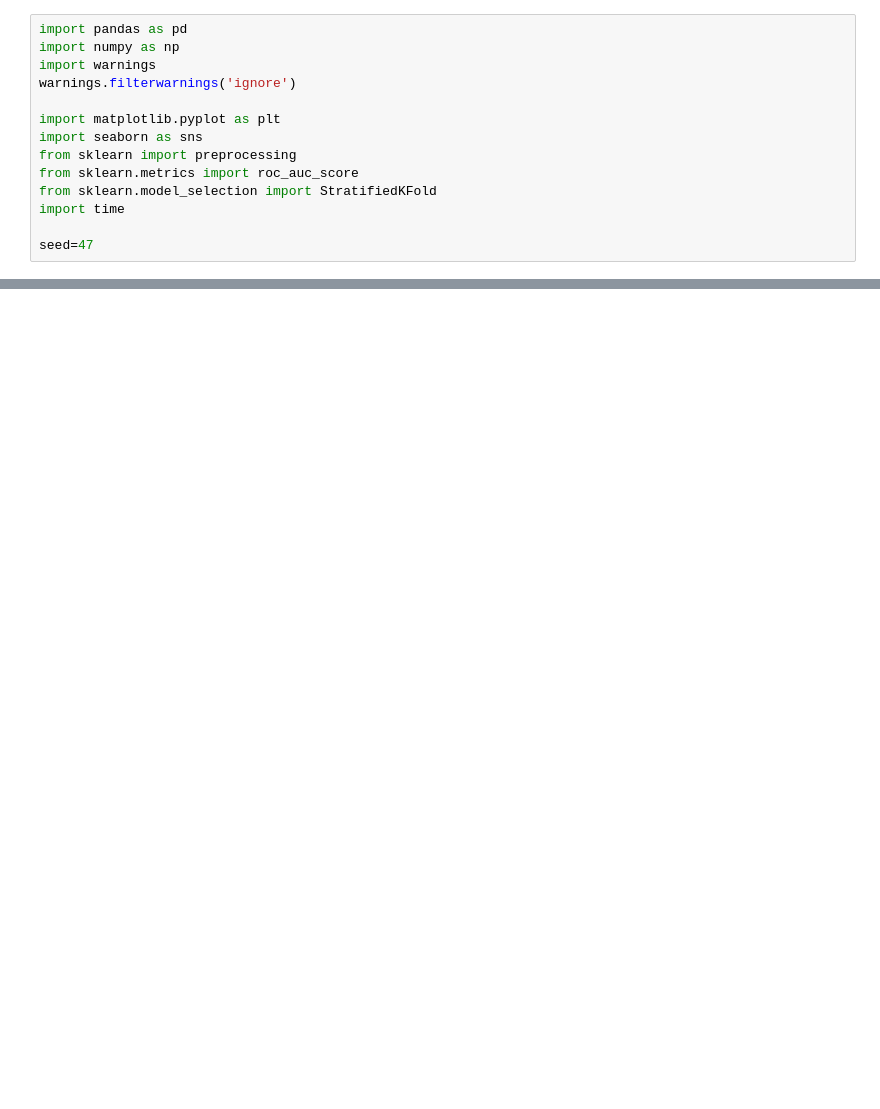
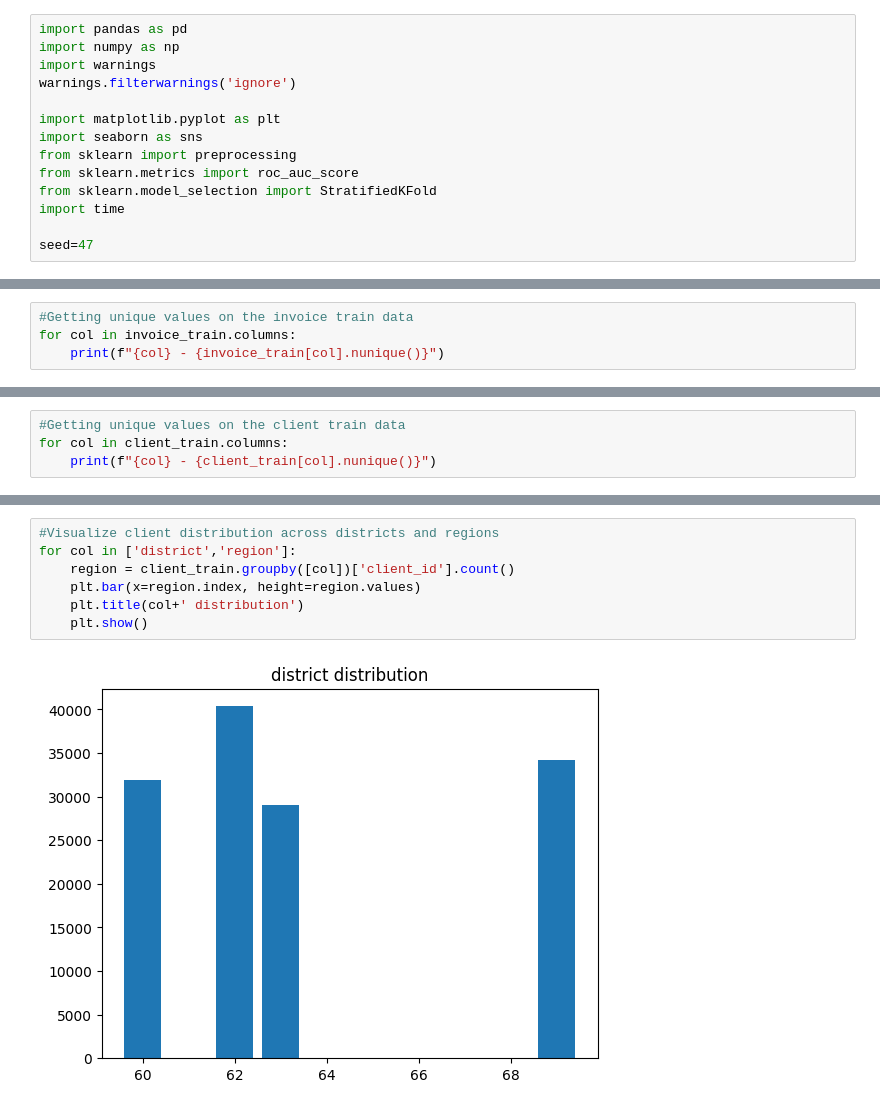
Before and after one commit to psvc/fraud_detection_fatema_piotr, a Jupyter notebook: fraud_detection_EDA-and-modeling.ipynb, the cells around one changed output, grey strips where cells are left out. Cells and saved outputs as stored; diff of their text form; blank space fills up the shorter version.

```diff
--- a/fraud_detection_EDA-and-modeling.ipynb
+++ b/fraud_detection_EDA-and-modeling.ipynb
@@ -24,0 +87,4 @@ train_client.shape[0]
+# %%
+#Getting unique values on the invoice train data
+for col in invoice_train.columns:
+    print(f"{col} - {invoice_train[col].nunique()}")
@@ -24,0 +108,4 @@ train_client.shape[0]
+# %%
+#Getting unique values on the client train data
+for col in client_train.columns:
+    print(f"{col} - {client_train[col].nunique()}")
@@ -54,0 +159,9 @@ train_invoice.head()
+# %%
+#Visualize client distribution across districts and regions
+for col in ['district','region']:
+    region = client_train.groupby([col])['client_id'].count()
+    plt.bar(x=region.index, height=region.values)
+    plt.title(col+' distribution')
+    plt.show()
+# %% [output]
+[figure, added]
```
Also changed, not shown: parts of 34 cells of this notebook.
